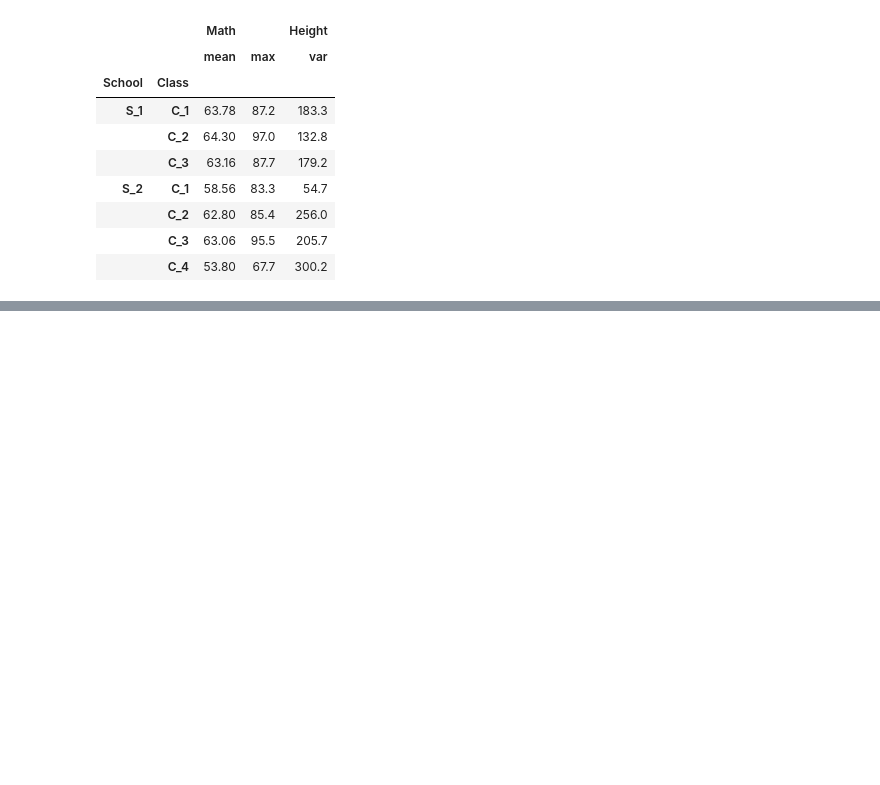
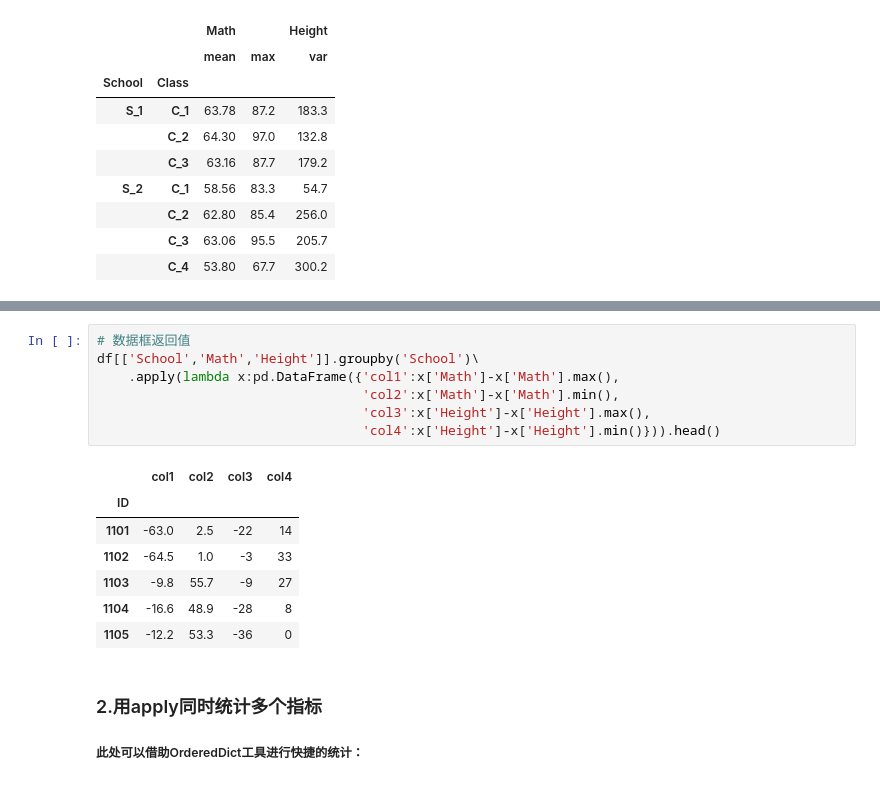
Before and after one commit to scxixixi/Pandas_Learning, a Jupyter notebook: Day3打卡.ipynb, the cells around one changed output, grey strips where cells are left out. Cells and saved outputs as stored; diff of their text form; blank space fills up the shorter version.

```diff
--- a/Day3打卡.ipynb
+++ b/Day3打卡.ipynb
@@ -330,0 +563,18 @@ grouped_mul.agg({'Math':['mean','max'],'Height':'var'})
+# %%
+# 数据框返回值
+df[['School','Math','Height']].groupby('School')\
+    .apply(lambda x:pd.DataFrame({'col1':x['Math']-x['Math'].max(),
+                                  'col2':x['Math']-x['Math'].min(),
+                                  'col3':x['Height']-x['Height'].max(),
+                                  'col4':x['Height']-x['Height'].min()})).head()
+# %% [output]
+|  | col1 | col2 | col3 | col4 |
+| ID |  |  |  |  |
+| 1101 | -63.0 | 2.5 | -22 | 14 |
+| 1102 | -64.5 | 1.0 | -3 | 33 |
+| 1103 | -9.8 | 55.7 | -9 | 27 |
+| 1104 | -16.6 | 48.9 | -28 | 8 |
+| 1105 | -12.2 | 53.3 | -36 | 0 |
+# %% [markdown]
+### 2.用apply同时统计多个指标
+##### 此处可以借助OrderedDict工具进行快捷的统计：
```
Also changed, not shown: parts of 57 cells of this notebook.
